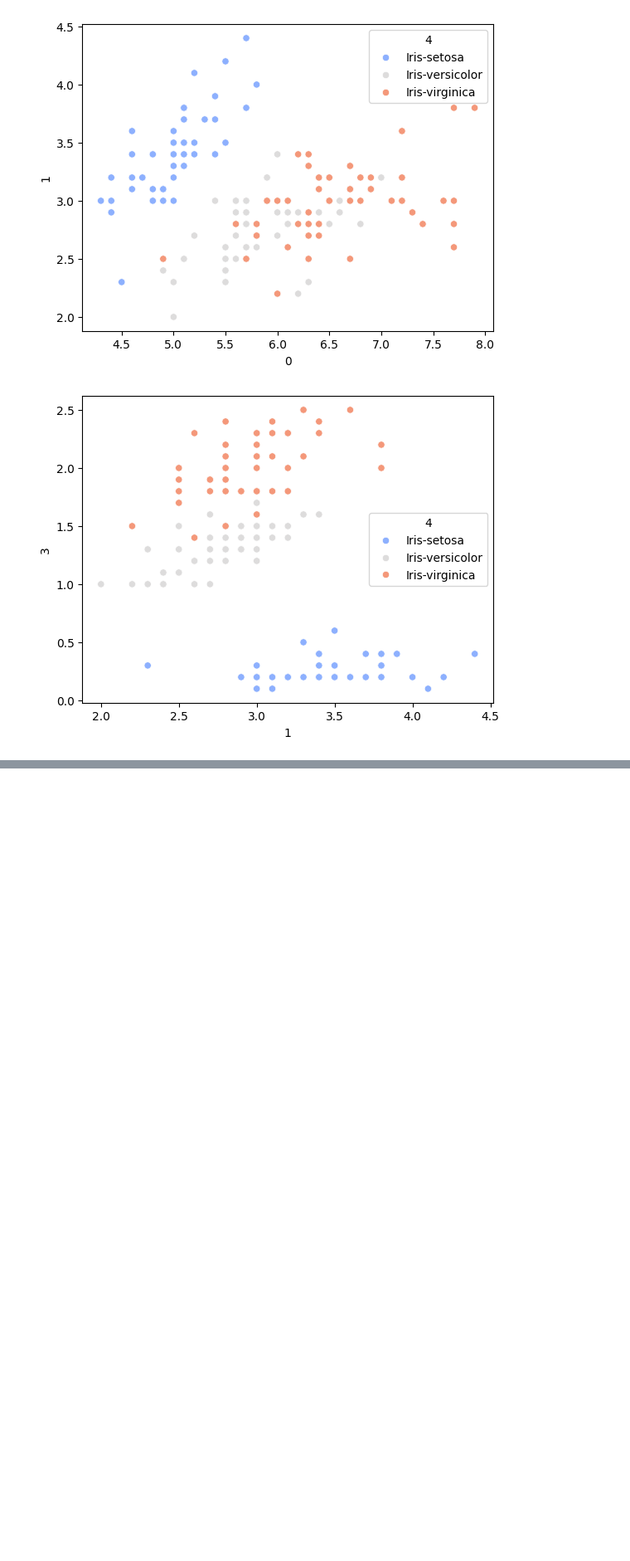
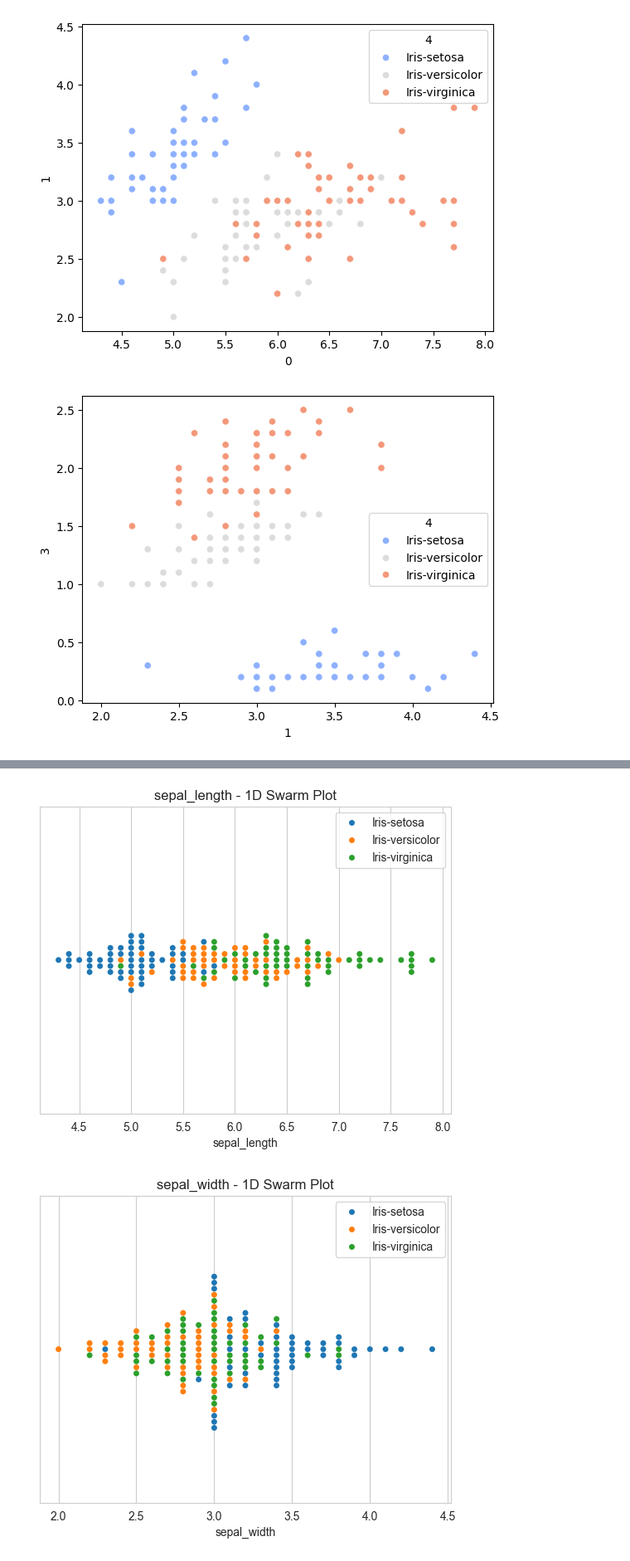
Before and after one commit to jatin-mishra/Agents, a Jupyter notebook: BuildingModels/src/eda/iris.ipynb, the cells around one changed output, grey strips where cells are left out. Shown at 83% size. Saved outputs shown, nothing was run; the diff lists cells and outputs as text; code cells hidden in the pictures; blank space fills up the shorter version.

```diff
--- a/BuildingModels/src/eda/iris.ipynb
+++ b/BuildingModels/src/eda/iris.ipynb
@@ -67,0 +106,14 @@ plt.show()
+# %%
+# -----------------------
+# ALTERNATIVE: SWARM PLOT (no overlap)
+# -----------------------
+for col in features:
+    plt.figure()
+    sns.swarmplot(data=iris, x=col, hue="species")
+    plt.title(f"{col} - 1D Swarm Plot")
+    plt.xlabel(col)
+    plt.legend()
+    plt.show()
+# %% [output]
+[figure, added]
+[figure, added]
```
Also changed, not shown: parts of 26 cells of this notebook, 3 other files.
